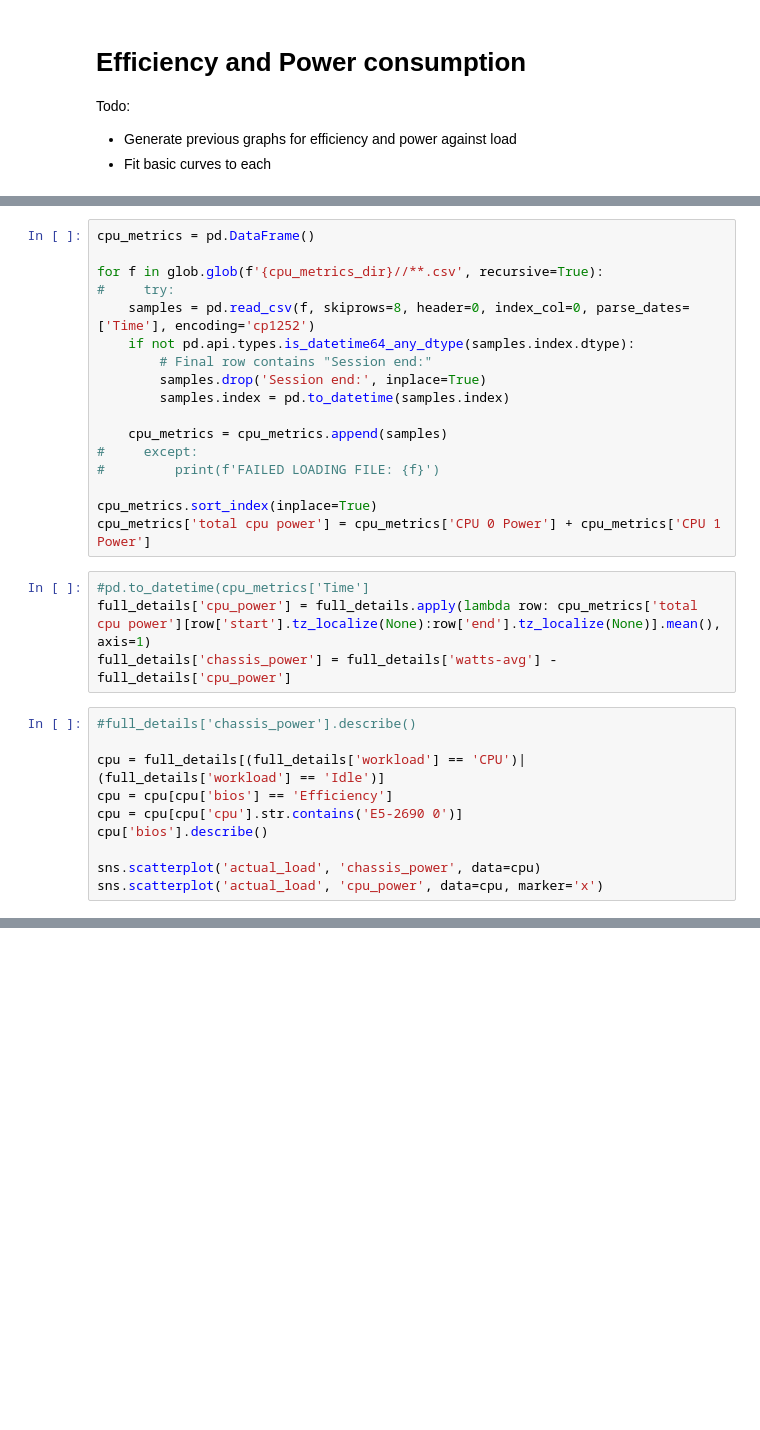
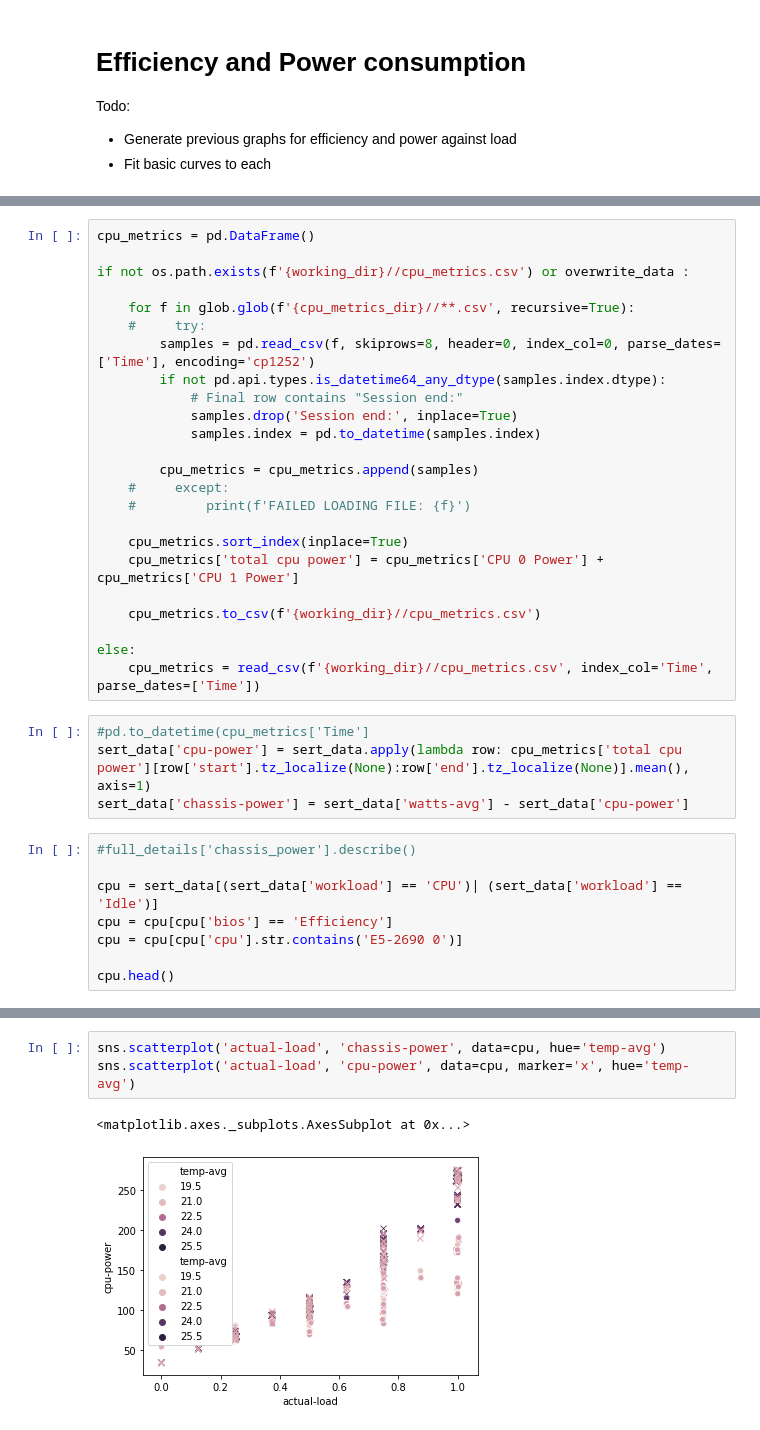
Before and after one commit to sjclement/sert-processing, a Jupyter notebook: Temperature_analysis.ipynb, the cells around one changed output, grey strips where cells are left out. Saved outputs shown, nothing was run; the diff lists cells and outputs as text; blank space fills up the shorter version.

```diff
--- a/Temperature_analysis.ipynb
+++ b/Temperature_analysis.ipynb
@@ -132,32 +147,37 @@ Todo:
 # %%
 cpu_metrics = pd.DataFrame()
 
-for f in glob.glob(f'{cpu_metrics_dir}//**.csv', recursive=True):
-#     try:
-    samples = pd.read_csv(f, skiprows=8, header=0, index_col=0, parse_dates=['Time'], encoding='cp1252')
-    if not pd.api.types.is_datetime64_any_dtype(samples.index.dtype):
-        # Final row contains "Session end:"
-        samples.drop('Session end:', inplace=True)
-        samples.index = pd.to_datetime(samples.index)
+if not os.path.exists(f'{working_dir}//cpu_metrics.csv') or overwrite_data :
 
-    cpu_metrics = cpu_metrics.append(samples)
-#     except:
-#         print(f'FAILED LOADING FILE: {f}')
+    for f in glob.glob(f'{cpu_metrics_dir}//**.csv', recursive=True):
+    #     try:
+        samples = pd.read_csv(f, skiprows=8, header=0, index_col=0, parse_dates=['Time'], encoding='cp1252')
+        if not pd.api.types.is_datetime64_any_dtype(samples.index.dtype):
+            # Final row contains "Session end:"
+            samples.drop('Session end:', inplace=True)
+            samples.index = pd.to_datetime(samples.index)
 
-cpu_metrics.sort_index(inplace=True)
-cpu_metrics['total cpu power'] = cpu_metrics['CPU 0 Power'] + cpu_metrics['CPU 1 Power']
+        cpu_metrics = cpu_metrics.append(samples)
+    #     except:
+    #         print(f'FAILED LOADING FILE: {f}')
+
+    cpu_metrics.sort_index(inplace=True)
+    cpu_metrics['total cpu power'] = cpu_metrics['CPU 0 Power'] + cpu_metrics['CPU 1 Power']
+
+    cpu_metrics.to_csv(f'{working_dir}//cpu_metrics.csv')
+
+else:
+    cpu_metrics = read_csv(f'{working_dir}//cpu_metrics.csv', index_col='Time', parse_dates=['Time'])
 # %%
 #pd.to_datetime(cpu_metrics['Time']
-full_details['cpu_power'] = full_details.apply(lambda row: cpu_metrics['total cpu power'][row['start'].tz_localize(None):row['end'].tz_localize(None)].mean(), axis=1)
-full_details['chassis_power'] = full_details['watts-avg'] - full_details['cpu_power']
+sert_data['cpu-power'] = sert_data.apply(lambda row: cpu_metrics['total cpu power'][row['start'].tz_localize(None):row['end'].tz_localize(None)].mean(), axis=1)
+sert_data['chassis-power'] = sert_data['watts-avg'] - sert_data['cpu-power']
 # %%
 #full_details['chassis_power'].describe()
 
-cpu = full_details[(full_details['workload'] == 'CPU')| (full_details['workload'] == 'Idle')]
+cpu = sert_data[(sert_data['workload'] == 'CPU')| (sert_data['workload'] == 'Idle')]
 cpu = cpu[cpu['bios'] == 'Efficiency']
 cpu = cpu[cpu['cpu'].str.contains('E5-2690 0')]
-cpu['bios'].describe()
 
-sns.scatterplot('actual_load', 'chassis_power', data=cpu)
-sns.scatterplot('actual_load', 'cpu_power', data=cpu, marker='x')
+cpu.head()
 # %% [output]
@@ -165,0 +191,6 @@ sns.scatterplot('actual_load', 'cpu_power', data=cpu, marker='x')
+# %%
+sns.scatterplot('actual-load', 'chassis-power', data=cpu, hue='temp-avg')
+sns.scatterplot('actual-load', 'cpu-power', data=cpu, marker='x', hue='temp-avg')
+# %% [output]
+<matplotlib.axes._subplots.AxesSubplot at 0x...>
+[figure, added]
```
Also changed, not shown: parts of 12 cells of this notebook.
